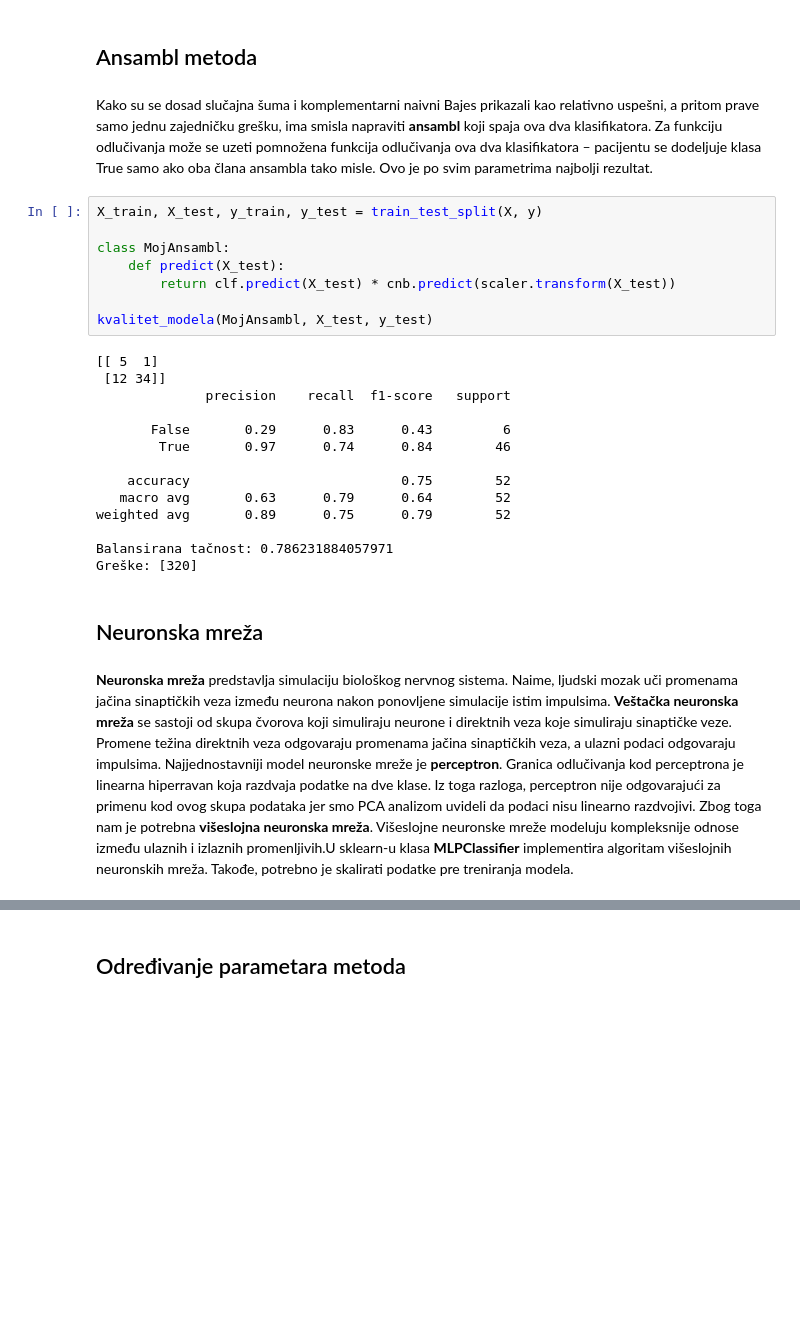
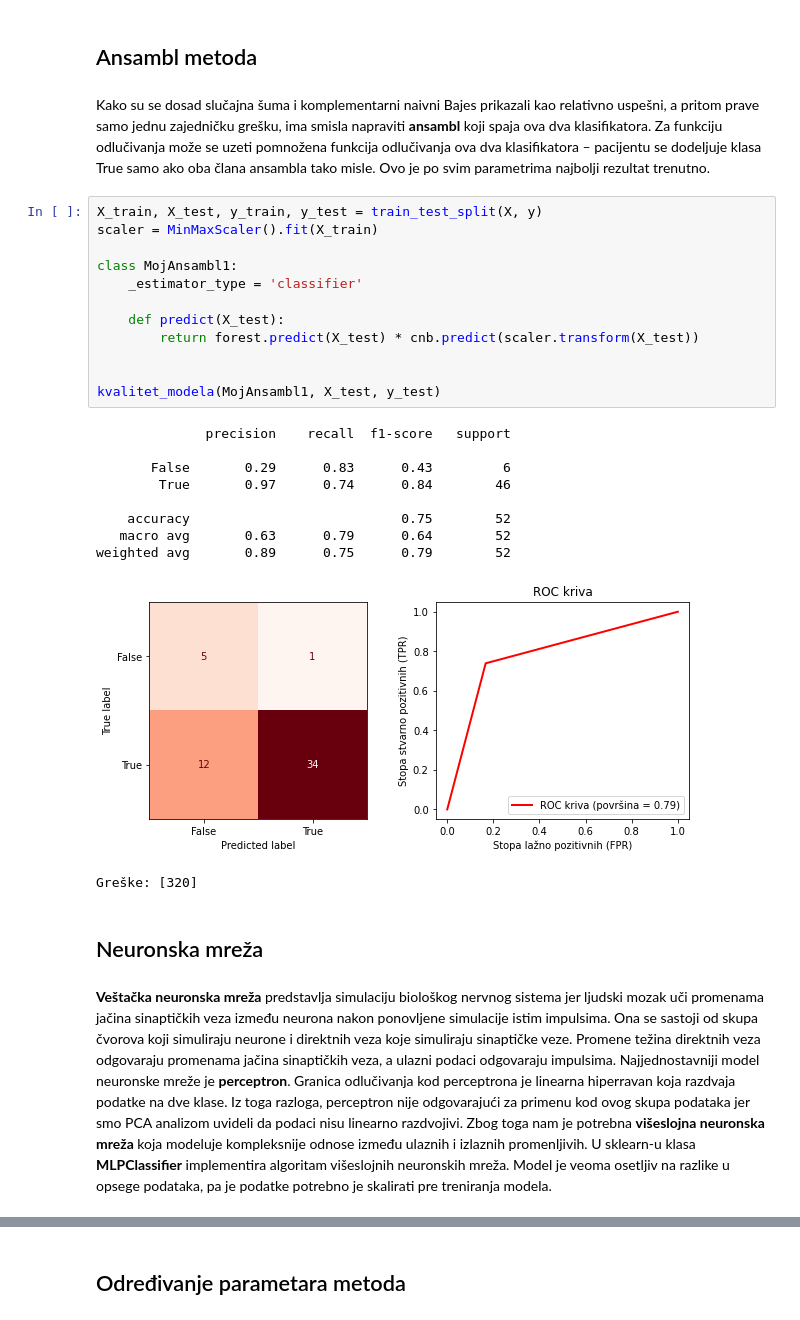
Before and after one commit to matfija/Elektrokonverzija, a Jupyter notebook: elektroklasifikacija.ipynb, the cells around one changed output, grey strips where cells are left out. Cells and saved outputs as stored; diff of their text form; blank space fills up the shorter version.

```diff
--- a/elektroklasifikacija.ipynb
+++ b/elektroklasifikacija.ipynb
@@ -321,33 +307,34 @@ Greške: [  6  63 320]
 # %% [markdown]
 ## Ansambl metoda
 # %% [markdown]
-Kako su se dosad slučajna šuma i komplementarni naivni Bajes prikazali kao relativno uspešni, a pritom prave samo jednu zajedničku grešku, ima smisla napraviti **ansambl** koji spaja ova dva klasifikatora. Za funkciju odlučivanja može se uzeti pomnožena funkcija odlučivanja ova dva klasifikatora – pacijentu se dodeljuje klasa True samo ako oba člana ansambla tako misle. Ovo je po svim parametrima najbolji rezultat.
+Kako su se dosad slučajna šuma i komplementarni naivni Bajes prikazali kao relativno uspešni, a pritom prave samo jednu zajedničku grešku, ima smisla napraviti **ansambl** koji spaja ova dva klasifikatora. Za funkciju odlučivanja može se uzeti pomnožena funkcija odlučivanja ova dva klasifikatora – pacijentu se dodeljuje klasa True samo ako oba člana ansambla tako misle. Ovo je po svim parametrima najbolji rezultat trenutno.
 # %%
 X_train, X_test, y_train, y_test = train_test_split(X, y)
+scaler = MinMaxScaler().fit(X_train)
 
-class MojAnsambl:
+class MojAnsambl1:
+    _estimator_type = 'classifier'
+
     def predict(X_test):
-        return clf.predict(X_test) * cnb.predict(scaler.transform(X_test))
+        return forest.predict(X_test) * cnb.predict(scaler.transform(X_test))
 
-kvalitet_modela(MojAnsambl, X_test, y_test)
+
+kvalitet_modela(MojAnsambl1, X_test, y_test)
 # %% [output]
-[[ 5  1]
- [12 34]]
               precision    recall  f1-score   support
 
        False       0.29      0.83      0.43         6
         True       0.97      0.74      0.84        46
 
     accuracy                           0.75        52
    macro avg       0.63      0.79      0.64        52
 weighted avg       0.89      0.75      0.79        52
-
-Balansirana tačnost: 0.786231884057971
-Greške: [320]
+[figure, added]
+Greške: [320]
 # %% [markdown]
 ## Neuronska mreža
 # %% [markdown]
-**Neuronska mreža** predstavlja simulaciju biološkog nervnog sistema. Naime, ljudski mozak uči promenama jačina sinaptičkih veza između neurona nakon ponovljene simulacije istim impulsima.
-**Veštačka neuronska mreža** se sastoji od skupa čvorova koji simuliraju neurone i direktnih veza koje simuliraju sinaptičke veze. Promene težina direktnih veza odgovaraju promenama jačina sinaptičkih veza, a ulazni podaci odgovaraju impulsima.
+**Veštačka neuronska mreža** predstavlja simulaciju biološkog nervnog sistema jer ljudski mozak uči promenama jačina sinaptičkih veza između neurona nakon ponovljene simulacije istim impulsima.
+Ona se sastoji od skupa čvorova koji simuliraju neurone i direktnih veza koje simuliraju sinaptičke veze. Promene težina direktnih veza odgovaraju promenama jačina sinaptičkih veza, a ulazni podaci odgovaraju impulsima.
 Najjednostavniji model neuronske mreže je **perceptron**. Granica odlučivanja kod perceptrona je linearna hiperravan koja razdvaja podatke na dve klase. Iz toga razloga, perceptron nije odgovarajući za primenu kod ovog skupa podataka jer smo PCA analizom uvideli da podaci nisu linearno razdvojivi.
-Zbog toga nam je potrebna **višeslojna neuronska mreža**. Višeslojne neuronske mreže modeluju kompleksnije odnose između ulaznih i izlaznih promenljivih.U sklearn-u klasa **MLPClassifier** implementira algoritam višeslojnih neuronskih mreža. Takođe, potrebno je skalirati podatke pre treniranja modela.
+Zbog toga nam je potrebna **višeslojna neuronska mreža** koja modeluje kompleksnije odnose između ulaznih i izlaznih promenljivih. U sklearn-u klasa **MLPClassifier** implementira algoritam višeslojnih neuronskih mreža. Model je veoma osetljiv na razlike u opsege podataka, pa je podatke potrebno je skalirati pre treniranja modela.
```
Also changed, not shown: parts of 43 cells of this notebook.
